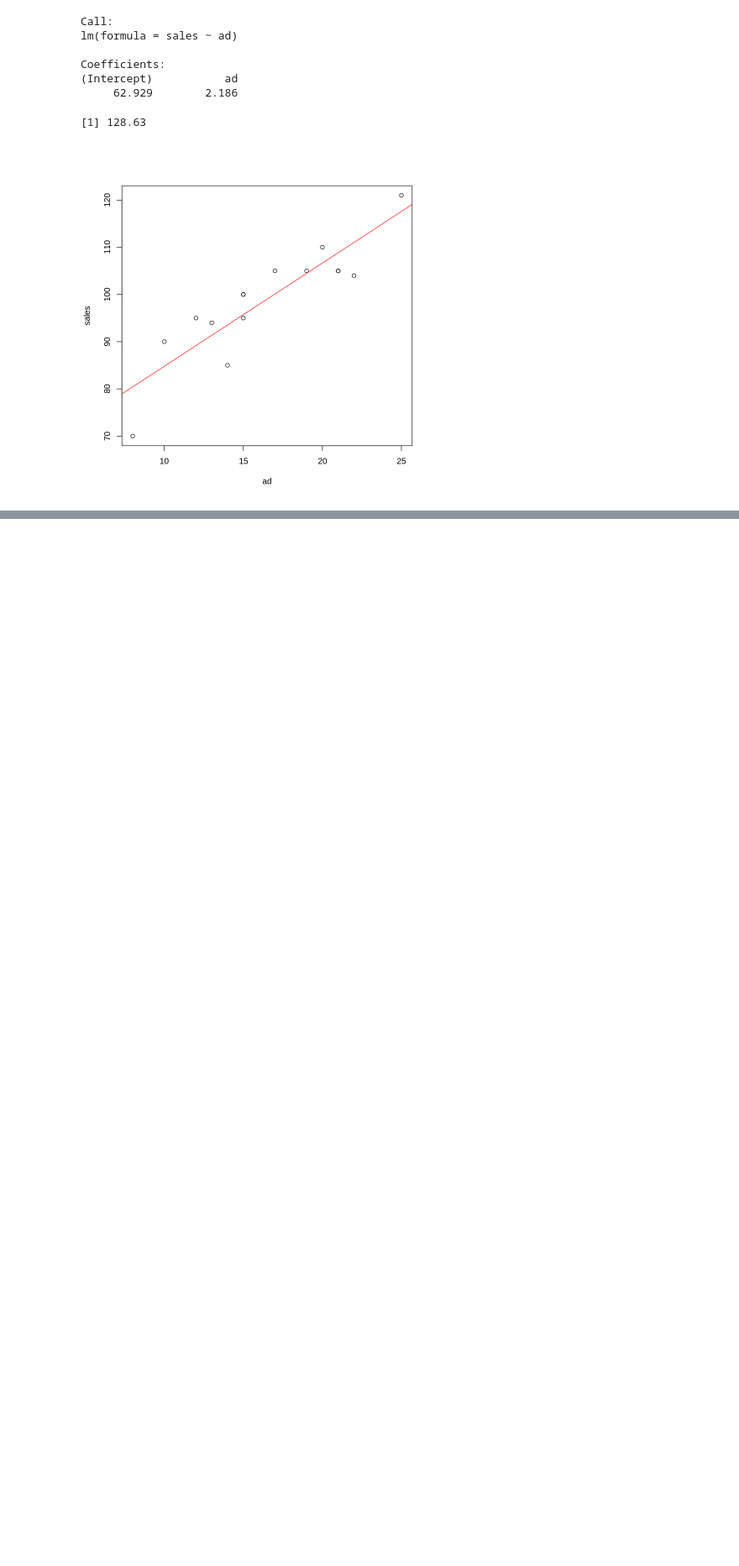
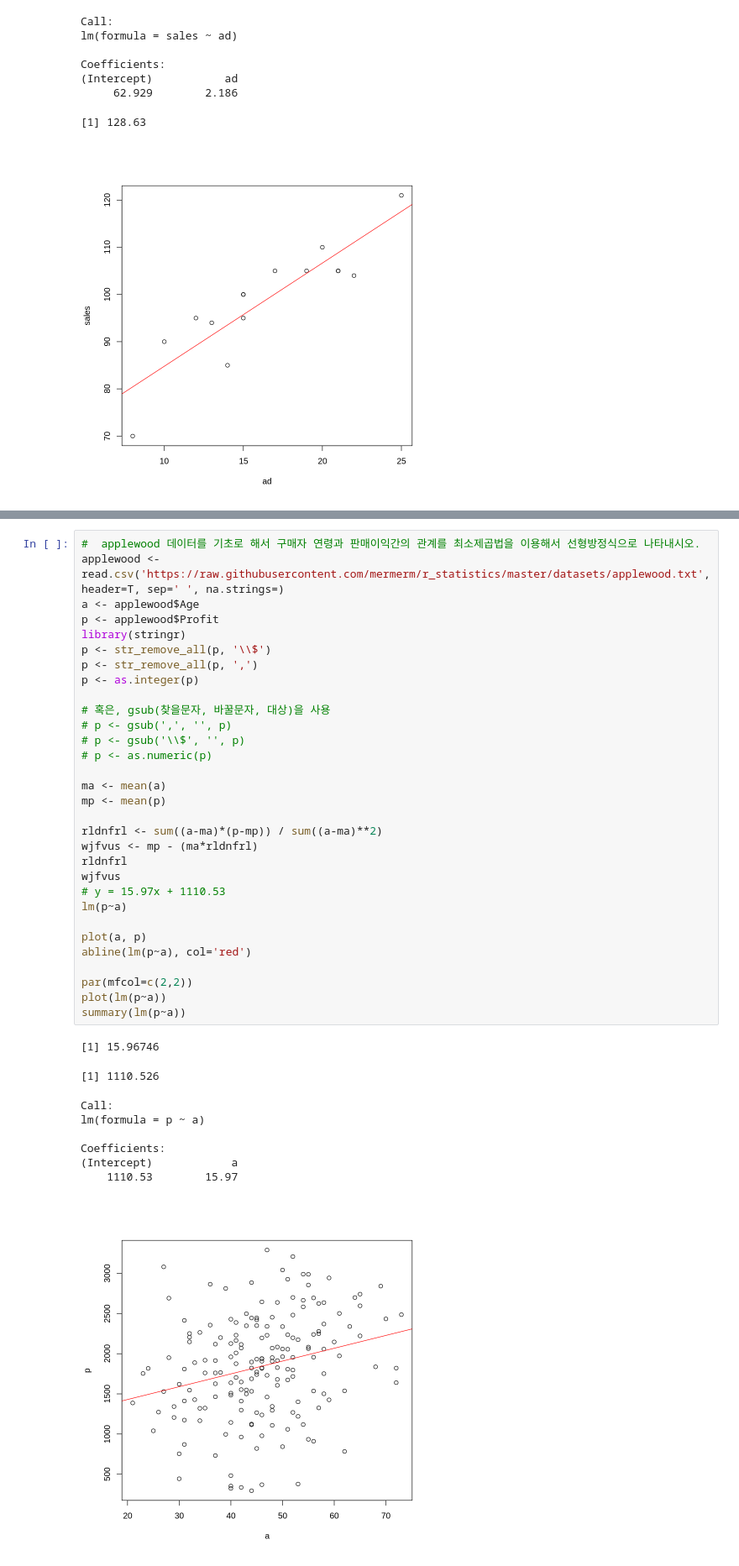
Before and after one commit to mermerm/r_statistics, a Jupyter notebook: 16regression.ipynb, the cells around one changed output, grey strips where cells are left out. Shown at 84% size. Cells and saved outputs as stored; diff of their text form; blank space fills up the shorter version.

```diff
--- a/16regression.ipynb
+++ b/16regression.ipynb
@@ -33,0 +242,41 @@ Coefficients:
+# %%
+#  applewood 데이터를 기초로 해서 구매자 연령과 판매이익간의 관계를 최소제곱법을 이용해서 선형방정식으로 나타내시오.
+applewood <- read.csv('https://raw.githubusercontent.com/mermerm/r_statistics/master/datasets/applewood.txt', header=T, sep=' ', na.strings=)
+a <- applewood$Age
+p <- applewood$Profit
+library(stringr)
+p <- str_remove_all(p, '\\$')
+p <- str_remove_all(p, ',')
+p <- as.integer(p)
+
+# 혹은, gsub(찾을문자, 바꿀문자, 대상)을 사용
+# p <- gsub(',', '', p)
+# p <- gsub('\\$', '', p)
+# p <- as.numeric(p)
+
+ma <- mean(a)
+mp <- mean(p)
+
+rldnfrl <- sum((a-ma)*(p-mp)) / sum((a-ma)**2)
+wjfvus <- mp - (ma*rldnfrl)
+rldnfrl
+wjfvus
+# y = 15.97x + 1110.53
+lm(p~a)
+
+plot(a, p)
+abline(lm(p~a), col='red')
+
+par(mfcol=c(2,2))
+plot(lm(p~a))
+summary(lm(p~a))
+# %% [output]
+[1] 15.96746
+[1] 1110.526
+Call:
+lm(formula = p ~ a)
+
+Coefficients:
+(Intercept)            a
+    1110.53        15.97
+[figure, added]
```
Also changed, not shown: parts of 19 cells of this notebook.
